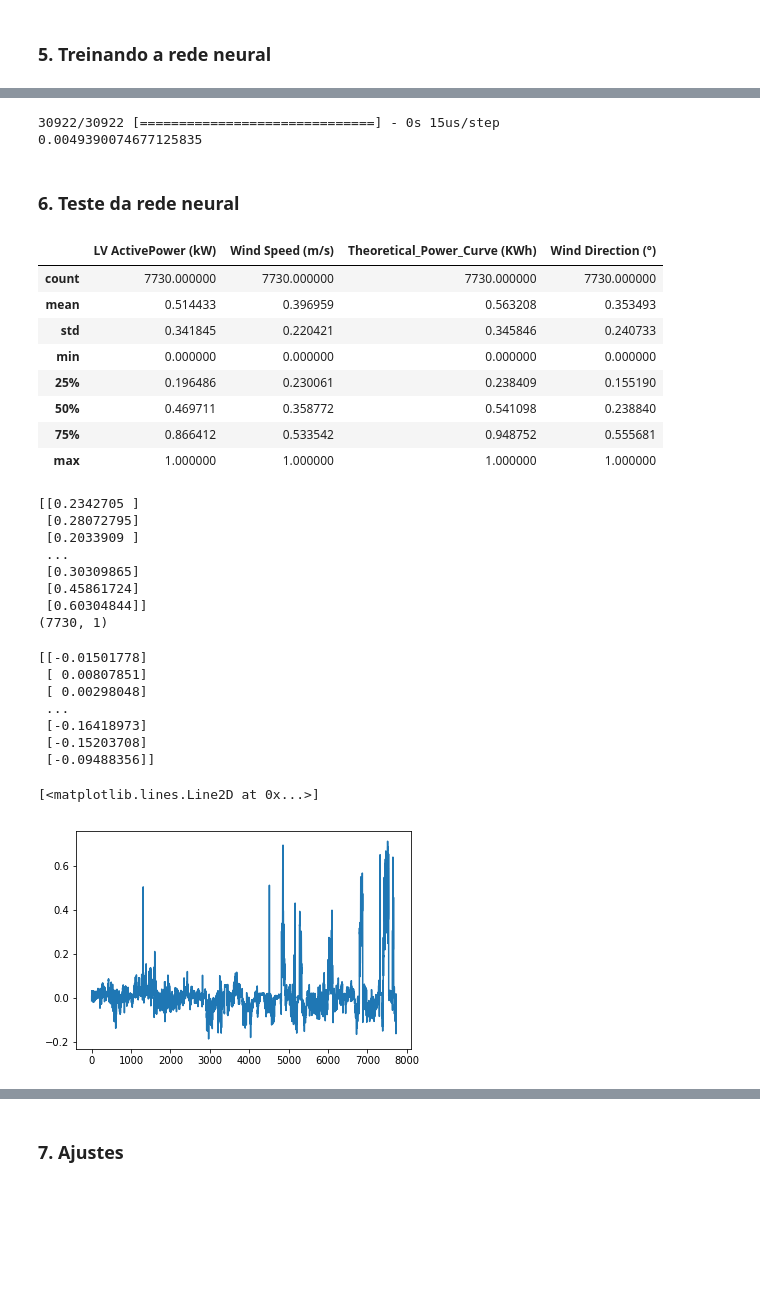
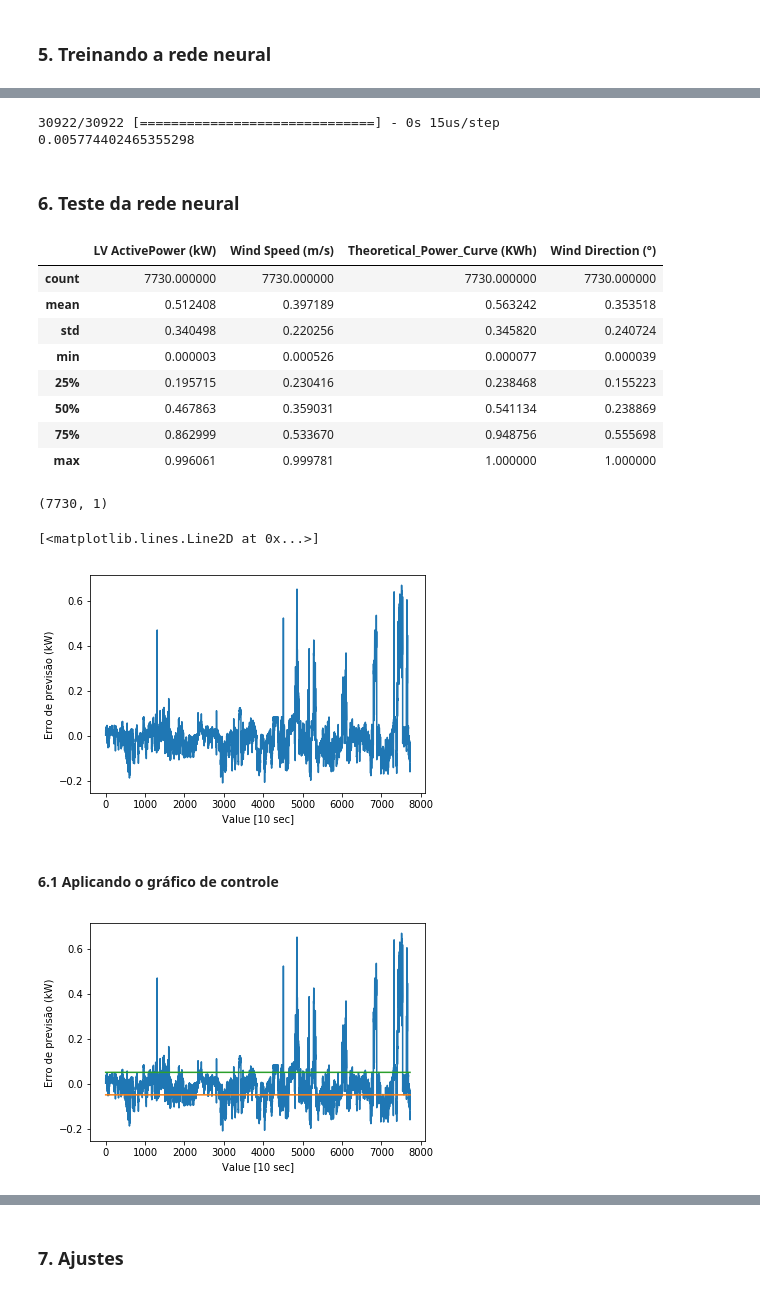
Before and after one commit to mateusguilmelo/Redes-neurais-para-identifica-o-de-falhas-em-roalmentos, a Jupyter notebook: Keras/Using Keras.ipynb, the cells around one changed output, grey strips where cells are left out. Drawn from its saved outputs; the diff is of its cells as text; code cells hidden in the pictures; blank space fills up the shorter version.

```diff
--- a/Keras/Using Keras.ipynb
+++ b/Keras/Using Keras.ipynb
@@ -186,10 +202,10 @@ memory usage: 362.3 KB
 # %%
 dfn = train_data.copy()
 
-i = ['LV ActivePower (kW)', 'Theoretical_Power_Curve (KWh)' ,'Wind Speed (m/s)', 'Wind Direction (°)']
+i = ['Theoretical_Power_Curve (KWh)' ,'Wind Speed (m/s)', 'Wind Direction (°)', 'LV ActivePower (kW)']
 for j in i:
-    a = dfn[j].max()
-    b = dfn[j].min()
+    a = df[j].max()
+    b = df[j].min()
     dfn[j] = (dfn[j]-b)/(a-b)
 
 dfn.describe()
@@ -257,5 +279,5 @@ model.compile(loss='mean_squared_error', optimizer = 'adam')
 X= features_train
 y= targets_train
 
-model.fit(X, y, epochs = 10, batch_size = 1)
+model.fit(X, y, epochs = 2, batch_size = 1)
 # %% [output]
@@ -287,7 +293,7 @@ loss = model.evaluate(X, y)
 print(loss)
 # %% [output]
 30922/30922 [==============================] - 0s 15us/step
-0.0049390074677125835
+0.005774402465355298
 # %% [markdown]
 ### 6. Teste da rede neural
 # %%
@@ -295,23 +301,23 @@ print(loss)
 
 dfnt = test_data.copy()
 
-i = ['LV ActivePower (kW)', 'Theoretical_Power_Curve (KWh)' ,'Wind Speed (m/s)', 'Wind Direction (°)']
+i = ['Theoretical_Power_Curve (KWh)' ,'Wind Speed (m/s)', 'Wind Direction (°)', 'LV ActivePower (kW)']
 for j in i:
-    a = dfnt[j].max()
-    b = dfnt[j].min()
+    a = df[j].max()
+    b = df[j].min()
     dfnt[j] = (dfnt[j]-b)/(a-b)
 
 dfnt.describe()
 # %% [output]
 |  | LV ActivePower (kW) | Wind Speed (m/s) | Theoretical_Power_Curve (KWh) | Wind Direction (°) |
 | count | 7730.000000 | 7730.000000 | 7730.000000 | 7730.000000 |
-| mean | 0.514433 | 0.396959 | 0.563208 | 0.353493 |
-| std | 0.341845 | 0.220421 | 0.345846 | 0.240733 |
-| min | 0.000000 | 0.000000 | 0.000000 | 0.000000 |
-| 25% | 0.196486 | 0.230061 | 0.238409 | 0.155190 |
-| 50% | 0.469711 | 0.358772 | 0.541098 | 0.238840 |
-| 75% | 0.866412 | 0.533542 | 0.948752 | 0.555681 |
-| max | 1.000000 | 1.000000 | 1.000000 | 1.000000 |
+| mean | 0.512408 | 0.397189 | 0.563242 | 0.353518 |
+| std | 0.340498 | 0.220256 | 0.345820 | 0.240724 |
+| min | 0.000003 | 0.000526 | 0.000077 | 0.000039 |
+| 25% | 0.195715 | 0.230416 | 0.238468 | 0.155223 |
+| 50% | 0.467863 | 0.359031 | 0.541134 | 0.238869 |
+| 75% | 0.862999 | 0.533670 | 0.948756 | 0.555698 |
+| max | 0.996061 | 0.999781 | 1.000000 | 1.000000 |
 # %%
 # making predictions out of the test set
 
@@ -319,40 +325,25 @@ X_test = dfnt[['Wind Speed (m/s)','Wind Direction (°)']]
 testing = model.predict(X_test)
 
 testing = np.array(testing)
-print(testing)
 print(testing.shape)
 # %% [output]
-[[0.2342705 ]
- [0.28072795]
- [0.2033909 ]
- ...
- [0.30309865]
- [0.45861724]
- [0.60304844]]
 (7730, 1)
 # %%
 # evaluating test error
 
 y_testing = np.array(dfnt['LV ActivePower (kW)']).reshape(-1, 1)
 error = testing - y_testing
-
-
-print(error)
-# %% [output]
-[[-0.01501778]
- [ 0.00807851]
- [ 0.00298048]
- ...
- [-0.16418973]
- [-0.15203708]
- [-0.09488356]]
 # %%
 # plotting error
 
 x = np.arange(1, len(y_testing)+1, 1)
 y = error
 
+plt.xlabel('Value [10 sec]')
+plt.ylabel('Erro de previsão (kW)')
 plt.plot(x, y)
 # %% [output]
 [<matplotlib.lines.Line2D at 0x...>]
-[figure, old version]
+[figure, new version]
+# %% [markdown]
+#### 6.1 Aplicando o gráfico de controle
@@ -358,0 +359,12 @@ plt.plot(x, y)
+# %%
+x = np.arange(1, len(y_testing)+1, 1)
+y = error
+
+plt.errorbar(x = x, y = error)
+plt.errorbar(x = x, y = limit_low)
+plt.errorbar(x = x, y = limit_high)
+plt.xlabel('Value [10 sec]')
+plt.ylabel('Erro de previsão (kW)')
+plt.show()
+# %% [output]
+[figure, added]
```
Also changed, not shown: parts of 49 cells of this notebook, 2 other files.
